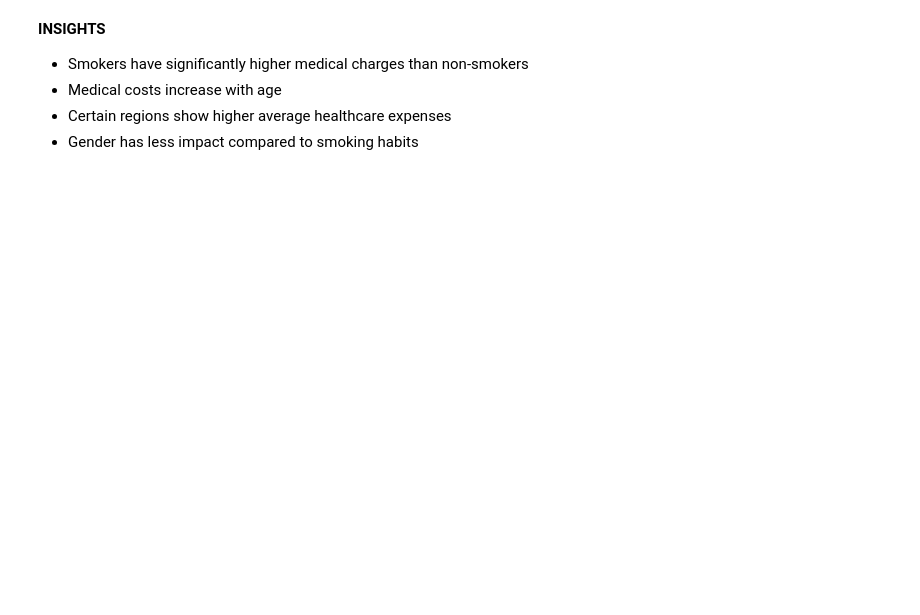
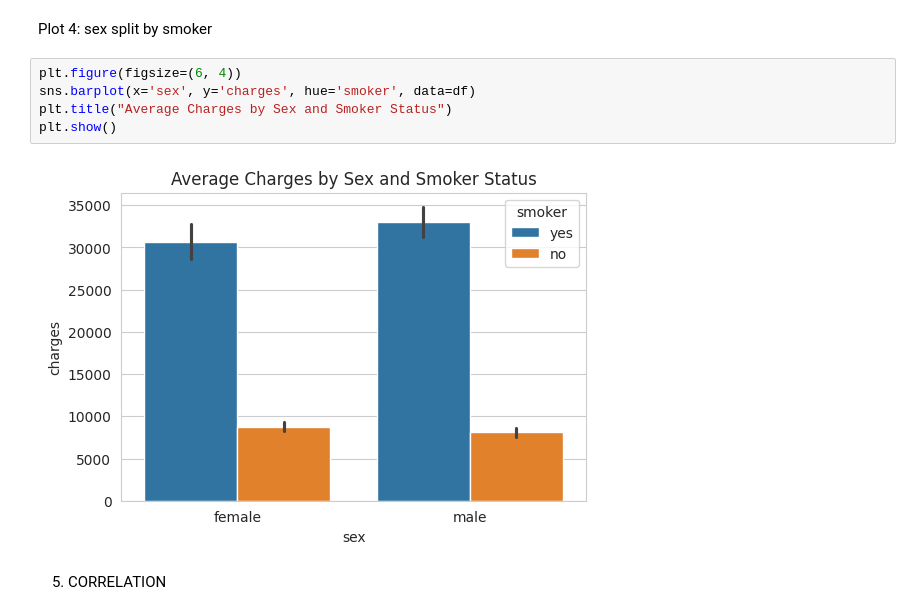
Before and after one commit to dhanalakshmirose/Healthcare-Data-Analysis, a Jupyter notebook: Healthcare_Data_Analysis.ipynb, the cells around one changed output. Saved outputs shown, nothing was run; the diff lists cells and outputs as text; blank space fills up the shorter version.

```diff
--- a/Healthcare_Data_Analysis.ipynb
+++ b/Healthcare_Data_Analysis.ipynb
@@ -66,6 +122,11 @@ plt.show()
-# %% [markdown]
-**INSIGHTS**
-*  Smokers have significantly higher medical charges than non-smokers
-*  Medical costs increase with age
-* Certain regions show higher average healthcare expenses
-*  Gender has less impact compared to smoking habits
+# %% [markdown]
+Plot 4: sex split by smoker
+# %%
+plt.figure(figsize=(6, 4))
+sns.barplot(x='sex', y='charges', hue='smoker', data=df)
+plt.title("Average Charges by Sex and Smoker Status")
+plt.show()
+# %% [output]
+[figure, added]
+# %% [markdown]
+5. CORRELATION
```
Also changed, not shown: parts of 34 cells of this notebook.
